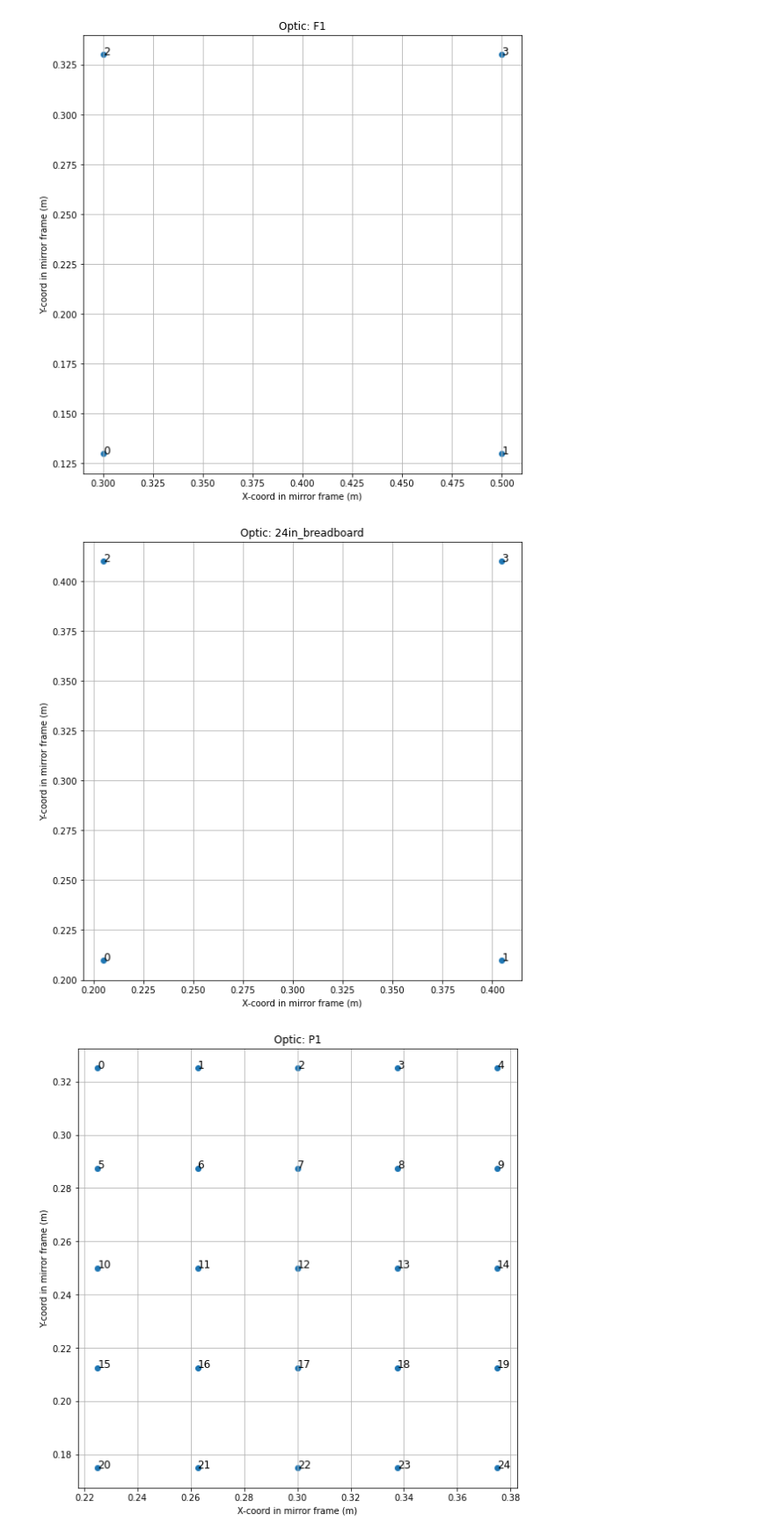
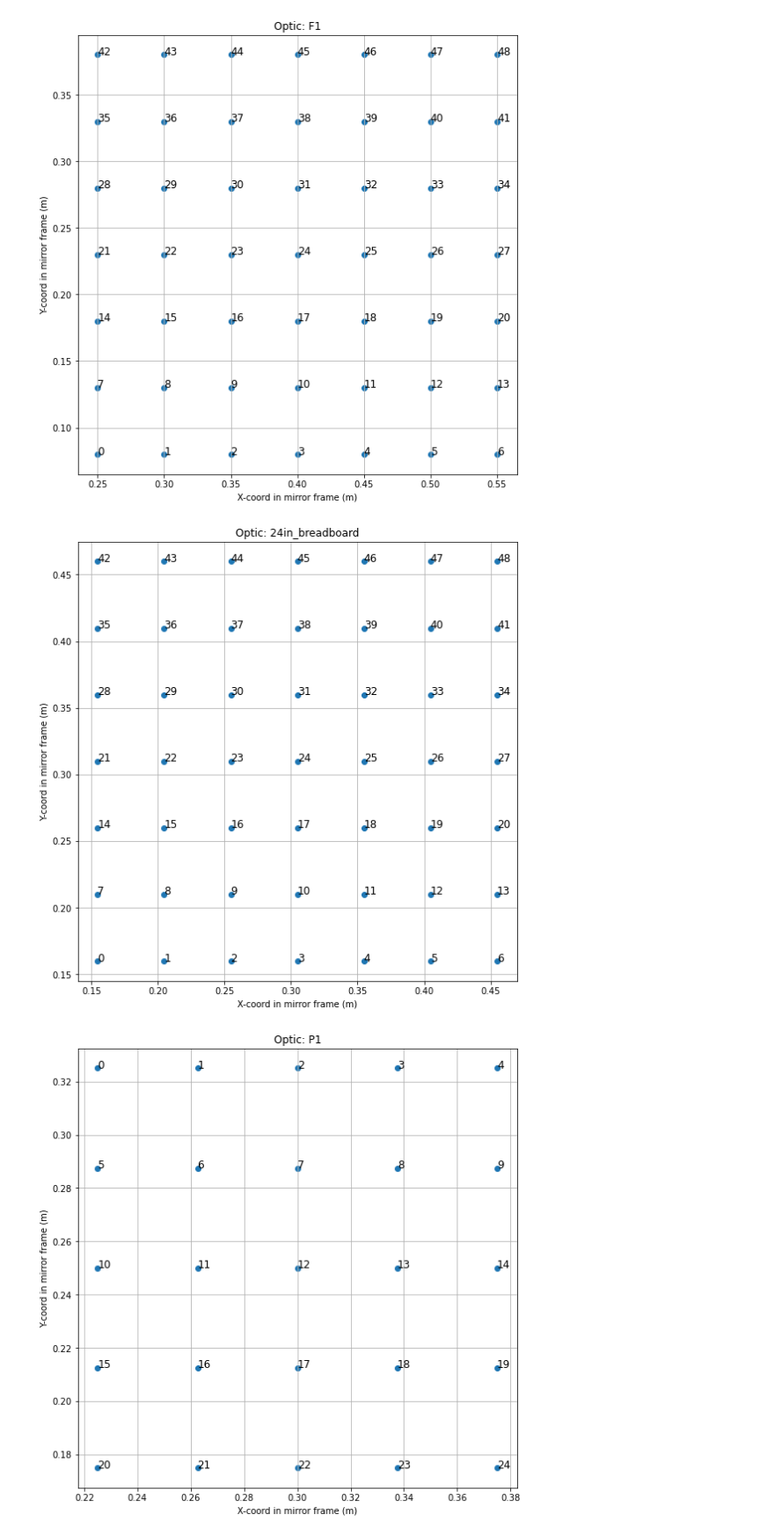
Before and after one commit to evanmayer/hotspot, a Jupyter notebook: data/input/profiles/create_profile.ipynb, the cells around one changed output. Shown at 88% size. Saved outputs shown, nothing was run; the diff lists cells and outputs as text; code cells hidden in the pictures.

```diff
--- a/data/input/profiles/create_profile.ipynb
+++ b/data/input/profiles/create_profile.ipynb
@@ -126,14 +126,14 @@ def raster_skipline_NW(num_x, num_y, dim_x, dim_y, offset_x, offset_y, plot=Fals
 
     return X,Y
 # %%
-num_x = 18 # total num points per axis
-num_y = 18
-dim_x = .2 # total extent of region mapped
-dim_y = .2
+num_x = 7 # total num points per axis
+num_y = 7
+dim_x = .3 # total extent of region mapped
+dim_y = .3
 
 # Get a continuous raster pattern centered on each optic
 for key in MIRRORS.keys():
-    filename = key + '_raster_18x18_.2x.2' + '.csv'
+    filename = key + '_raster_7x7_0.30x0.30' + '.csv'
     X,Y = raster(num_x, num_y, dim_x, dim_y, MIRRORS[key][0]/2, MIRRORS[key][1]/2, plot=True, name=key)
     active_hawkeyes = HAWKEYES[key]
 
@@ -154,8 +154,8 @@ for key in MIRRORS.keys():
 # %%
-num_x = 2 # total num points per axis
-num_y = 2
-dim_x = .2 # total extent of region mapped
-dim_y = .2
+num_x = 7 # total num points per axis
+num_y = 7
+dim_x = .3 # total extent of region mapped
+dim_y = .3
 
 # Get a coarser, skipline raster pattern centered on each optic
 for key in MIRRORS.keys():
@@ -178,5 +178,5 @@ for key in MIRRORS.keys():
-[figure, old version]
+[figure, new version]
-[figure, old version]
+[figure, new version]
 # %%
 
 num_x = 5 # total num points per axis
```
Also changed, not shown: parts of 2 cells of this notebook, 42 other files.
